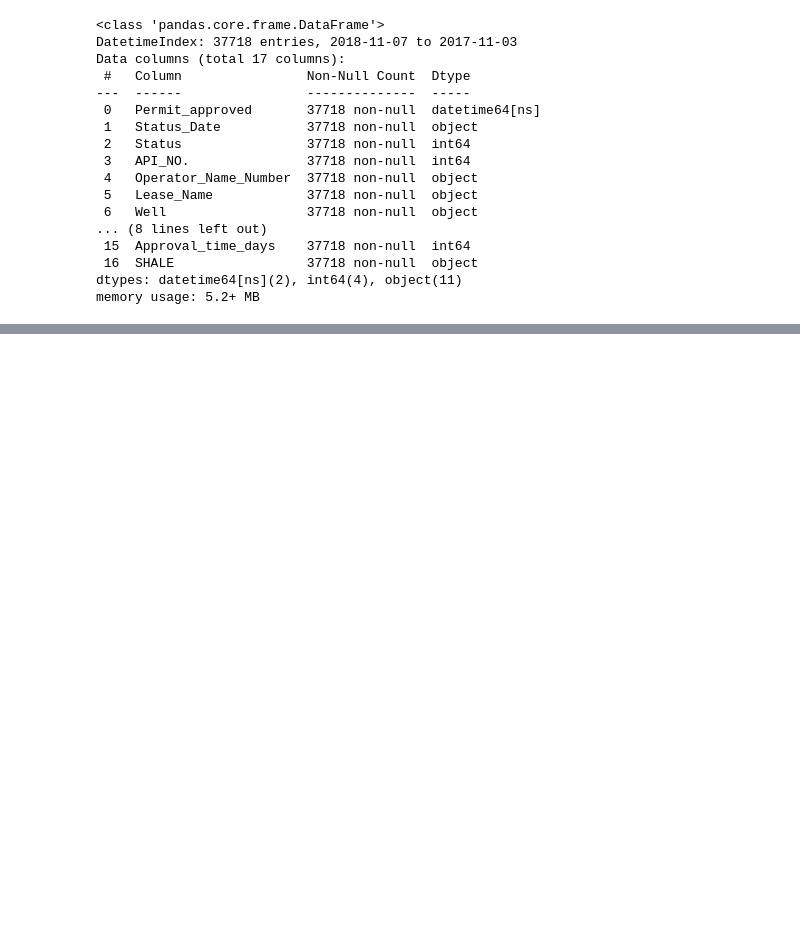
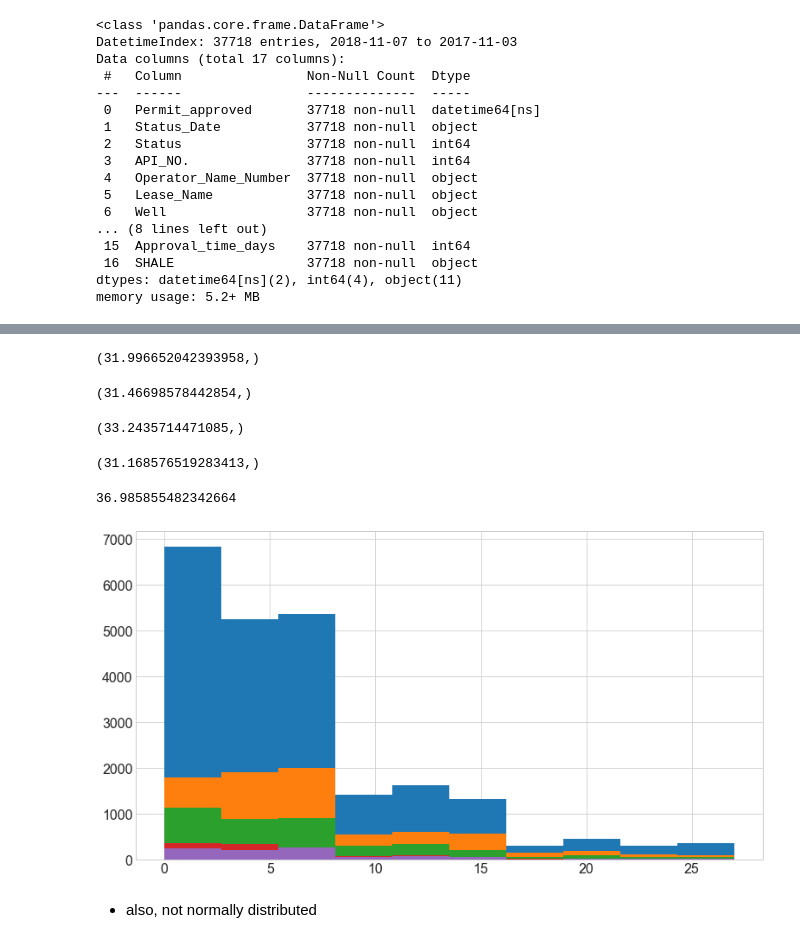
Before and after one commit to brianclements03/Individual_Project, a Jupyter notebook: EXPLORE.ipynb, the cells around one changed output, grey strips where cells are left out. Saved outputs shown, nothing was run; the diff lists cells and outputs as text; code cells hidden in the pictures; blank space fills up the shorter version.

```diff
--- a/EXPLORE.ipynb
+++ b/EXPLORE.ipynb
@@ -597,0 +696,31 @@ We reject $H_{0}$
+# %%
+train[train.SHALE == 'PERMIAN BASIN'].Approval_time_days.var(),
+# %% [output]
+(31.996652042393958,)
+# %%
+train[train.SHALE == 'EAGLE FORD'].Approval_time_days.var(),
+# %% [output]
+(31.46698578442854,)
+# %%
+train[train.SHALE == 'NONE'].Approval_time_days.var(),
+# %% [output]
+(33.2435714471085,)
+# %%
+train[train.SHALE == 'BARNETT'].Approval_time_days.var(),
+# %% [output]
+(31.168576519283413,)
+# %%
+train[train.SHALE == 'HAYNESVILLE'].Approval_time_days.var()
+# %% [output]
+36.985855482342664
+# %%
+for i in [train[train.SHALE == 'PERMIAN BASIN'].Approval_time_days,
+train[train.SHALE == 'EAGLE FORD'].Approval_time_days,
+train[train.SHALE == 'NONE'].Approval_time_days,
+train[train.SHALE == 'BARNETT'].Approval_time_days,
+train[train.SHALE == 'HAYNESVILLE'].Approval_time_days]:
+    i.hist()
+# %% [output]
+[figure, added]
+# %% [markdown]
+- also, not normally distributed
```
Also changed, not shown: parts of 91 cells of this notebook.
